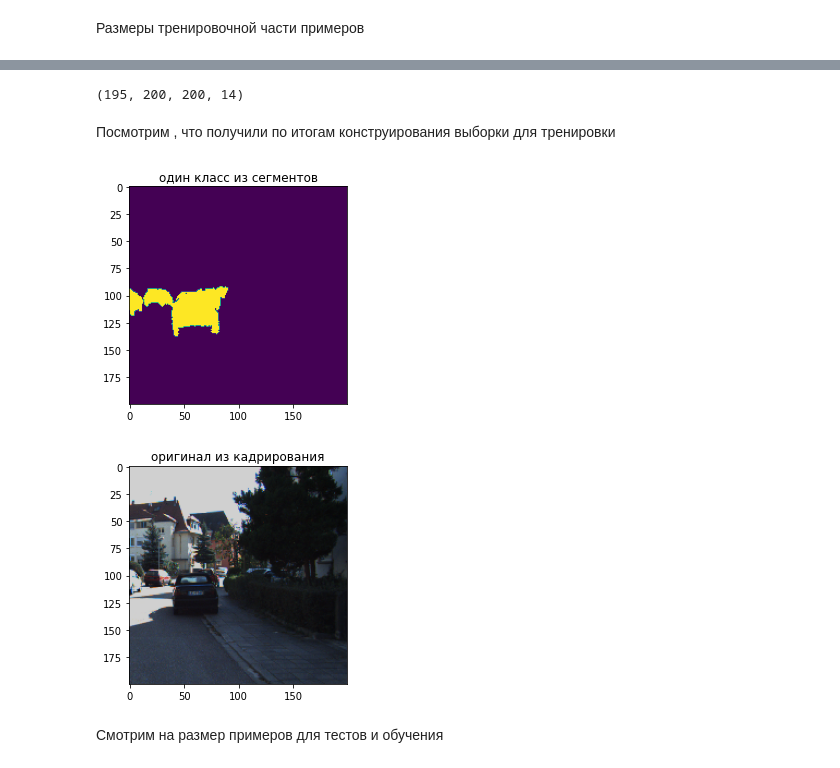
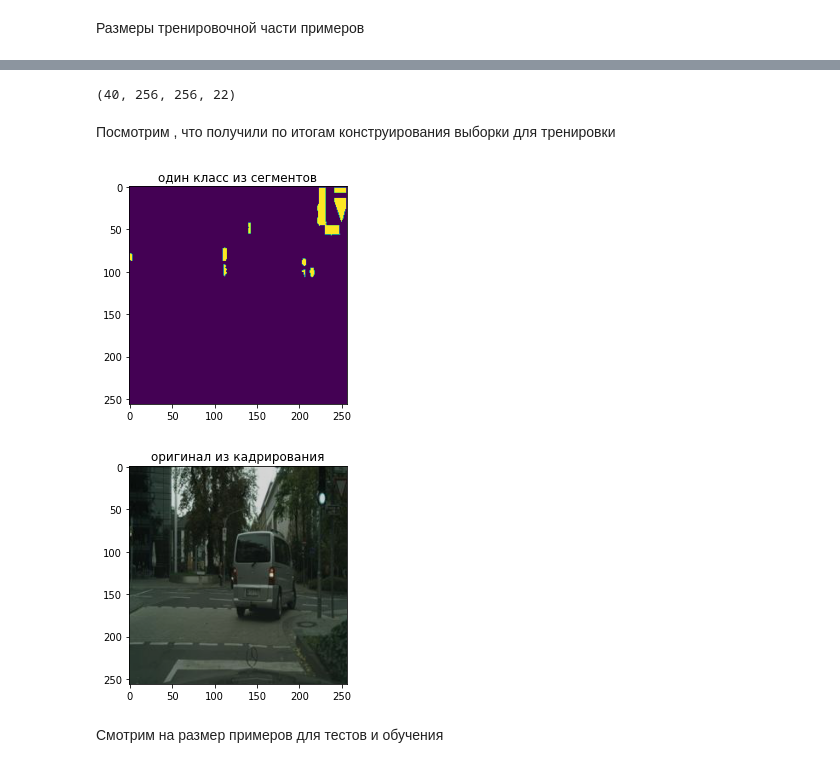
Before and after one commit to mkorlyakova/segment-cityScape, a Jupyter notebook: city_Scapes_Сегментация_ipynb".ipynb, the cells around one changed output, grey strips where cells are left out. Drawn from its saved outputs; the diff is of its cells as text; code cells hidden in the pictures.

```diff
--- a/city_Scapes_Сегментация_ipynb".ipynb
+++ b/city_Scapes_Сегментация_ipynb".ipynb
@@ -144,0 +214,3 @@ import cv2
+# %%
+color_label = np.unique(clast.labels_)
+color_label.shape
@@ -218,28 +295,24 @@ cat_yi.shape
 # %%
-# Строим тренировочный набор на 15 кадрах исходной выборки
+# Строим тренировочный набор на кадрах исходной выборки
 xTrain= []
 yTrain = []
 
-# размер кадра аугментации по горизонтали:
-w=200
-for i in range(len(images)-2):
+# test samples
+N=20
+for i in range(len(images)-N):
   # читаем исходный кадр и его разметку
   img  = images[i]
   seg = segments[i]
   # переводим разметку в ohe
-  y_cat,_,_ = Color2index(image.img_to_array(seg))
+  y_cat,_,_ = Color2index(image.img_to_array(seg),arr_col=color_set.tolist())
   x = image.img_to_array(img)
 
-  # аугментация кадрированием
-  for s in [0,1,2]:
-    xTrain.append(x[:,(w)*s:w*(s+1),:])
-    yTrain.append(y_cat[:,(w)*s:w*(s+1),:])
   # аугментация кадрированием и случайным изменением яркости
-  for k in range(10):
+  for k in range(2):
     x_br = image.img_to_array(image.apply_brightness_shift( img,np.random.rand(1)/5+0.8))
-    sx=np.random.randint(x.shape[1]-w)
-    xTrain.append(x_br[:,sx:w+sx,:])
-    yTrain.append(y_cat[:,sx:w+sx,:])
+
+    xTrain.append(x_br)
+    yTrain.append(y_cat)
 
 xTrain = np.array(xTrain)
 yTrain = np.array(yTrain)
@@ -248,22 +321,19 @@ yTrain = np.array(yTrain)
 xTest = []
 yTest = []
 
-# читаем изображения тестового набора (2 последних)
-for i in range(2):
+# читаем изображения тестового набора (20 последних)
+for i in range(N):
   img  = images[-1-i]
   seg = segments[-1-i]
-  y_cat,_,_ = Color2index(image.img_to_array(seg))
+  y_cat,_,_ = Color2index(image.img_to_array(seg),arr_col=color_set.tolist())
   x = image.img_to_array(img)
-  # аугментация кадрированием
-  for s in [0,1,2]:
-    xTest.append(x[:,(w)*s:w*(s+1),:])
-    yTest.append(y_cat[:,(w)*s:w*(s+1),:])
+
   # аугментация кадрированием и сдвигом яркости
-  for k in range(10):
+  for k in range(2):
     x_br = image.img_to_array(image.apply_brightness_shift( img,np.random.rand(1)/5+0.8))
     sx=np.random.randint(x.shape[1]-w)
-    xTest.append(x_br[:,sx:w+sx,:])
-    yTest.append(y_cat[:,sx:w+sx,:])
+    xTest.append(x_br)
+    yTest.append(y_cat)
 
 xTest = np.array(xTest)
 yTest = np.array(yTest)
@@ -276,24 +350,24 @@ print(xTrain.shape)
 # %%
-print(yTrain.shape)
+print(yTest.shape)
 # %% [output]
-(195, 200, 200, 14)
+(40, 256, 256, 22)
 # %% [markdown]
 Посмотрим , что получили по итогам конструирования выборки для тренировки
 # %%
 n = 10 # номер примера
 
 # смотрим класс 0 - машинки
-seg = yTrain[n][:,:,0]
+seg = yTrain[n][:,:,11]
 img = xTrain[n]
 plt.imshow(seg.astype(float))
 plt.title('один класс из сегментов')
 plt.show()
 plt.imshow(img.astype(int))
 plt.title('оригинал из кадрирования')
 plt.show()
 # %% [output]
-[figure, old version]
+[figure, new version]
-[figure, old version]
+[figure, new version]
 # %% [markdown]
 Смотрим на размер примеров для тестов и обучения
 # %%
```
Also changed, not shown: parts of 61 cells of this notebook.
